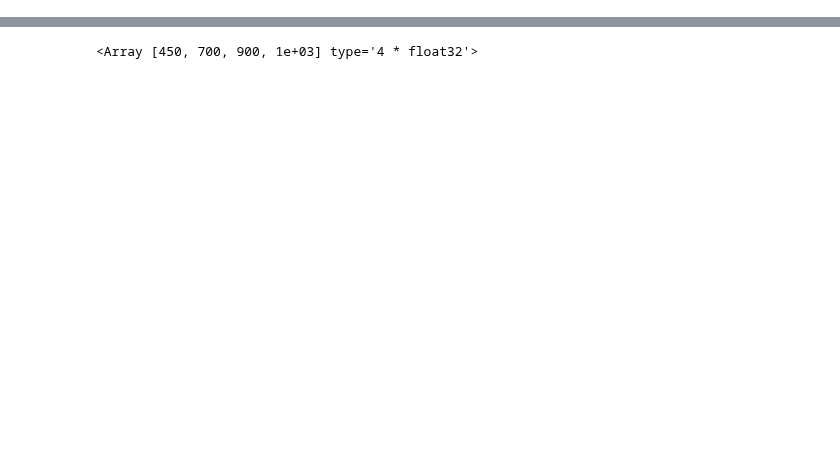
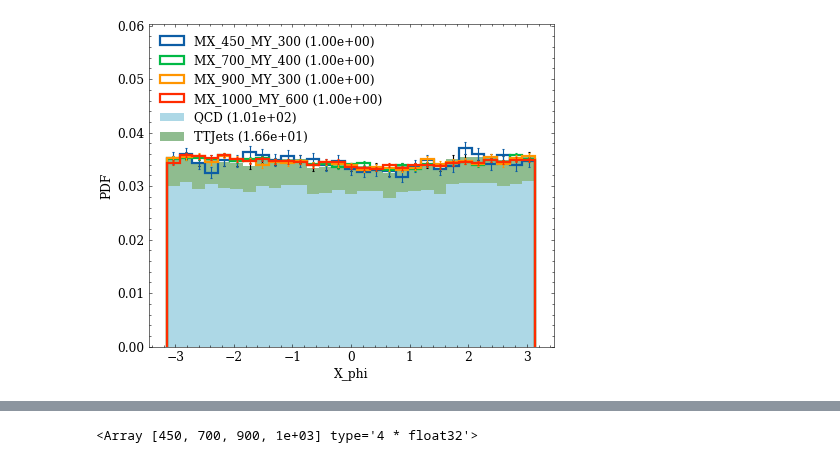
Before and after one commit to ekoenig4/analysis, a Jupyter notebook: jupyter/sixb/test_weaver_input.ipynb, the cells around one changed output, grey strips where cells are left out. Cells and saved outputs as stored; diff of their text form; code cells hidden in the pictures; blank space fills up the shorter version.

```diff
--- a/jupyter/sixb/test_weaver_input.ipynb
+++ b/jupyter/sixb/test_weaver_input.ipynb
@@ -53,0 +27,17 @@ sig_train = Tree(sig_train)
+# %%
+path = "/store/user/srosenzw/sixb/ntuples/Summer2018UL/maxbtag/NMSSM/NMSSM_XYH_YToHH_6b"
+basepath = "/store/user/srosenzw/sixb/ntuples"
+
+sig = [
+    f"{path}_MX_450_MY_300_1M/ntuple.root",
+    f"{path}_MX_700_MY_400_2M/ntuple.root",
+    f"{path}_MX_900_MY_300_1M/ntuple.root",
+    f"{path}_MX_1000_MY_600_1M/ntuple.root",
+]
+bkg = [
+    f"{basepath}/Autumn18/cutflow_studies/presel/QCD/*/ntuple.root",
+    f"{basepath}/Summer2018UL/cutflow_studies/presel/TTJets/TTJets_TuneCP5_13TeV-amcatnloFXFX-pythia8/ntuple.root"
+]
+# %%
+sig = ObjIter([Tree(f, altfile='fully_res_{base}') for f in sig])
+bkg = ObjIter([Tree(f, altfile='training_{base}') for f in bkg])
@@ -53,0 +46,12 @@ sig_train = Tree(sig_train)
+# %%
+study.quick(
+    sig+bkg,
+    legend=True,
+    scale=lambda t:t.abs_scale/t.scale,
+    lumi=None,
+    varlist=['X_phi'],
+    # binlist=[(200,2000,30)],
+    efficiency=True,
+)
+# %% [output]
+[figure, added]
```
Also changed, not shown: parts of 22 cells of this notebook, 10 other files.
